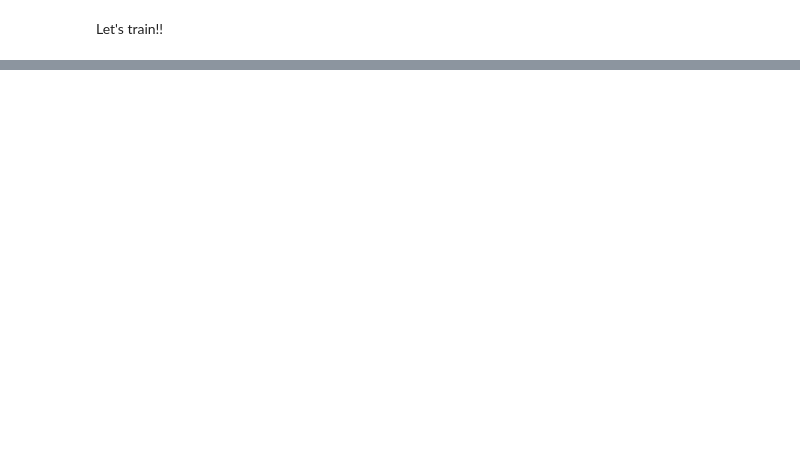
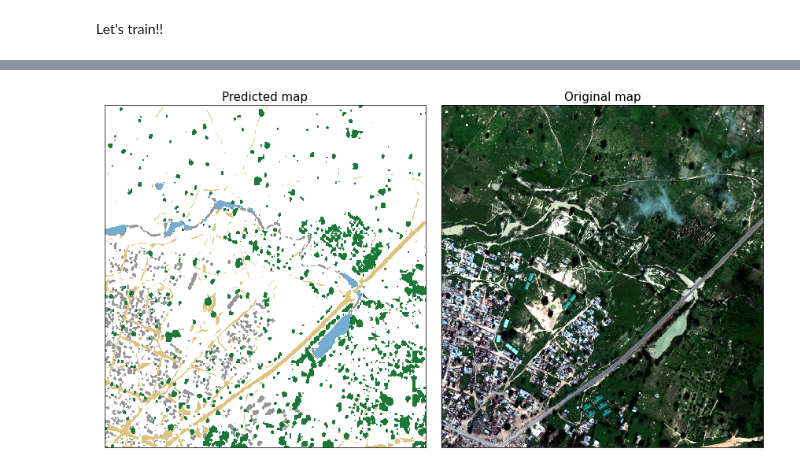
Before and after one commit to anoopmanikantas/Time-Series-analysis-of-Satellite-data-Feature-extractions-on-Transitions, a Jupyter notebook: Satellite_Data_Processing_Local_runtime.ipynb, the cells around one changed output, grey strips where cells are left out. Cells and saved outputs as stored; diff of their text form; code cells hidden in the pictures; blank space fills up the shorter version.

```diff
--- a/Satellite_Data_Processing_Local_runtime.ipynb
+++ b/Satellite_Data_Processing_Local_runtime.ipynb
@@ -35,14 +35,14 @@ MAIN_DIR = './data/'
 N_BANDS = 8
 N_CLASSES = 5  # buildings, roads, trees, crops and water
 CLASS_WEIGHTS = [0.2, 0.3, 0.1, 0.1, 0.3]
-N_EPOCHS = 20
+N_EPOCHS = 150
 UPCONV = True
-PATCH_SZ = 160
-BATCH_SIZE = 10
-STRIDE = 8
+PATCH_SZ = 32
+BATCH_SIZE = 60
+STRIDE = 25
 MODEL_NAME = "/unet_weights.hdf5"
 TRAIN_SZ = 0.75
-TEST_IMAGE = '22'
+TEST_IMAGE = 'test'
 # %% [markdown]
 Visualization
 # %%
@@ -466,7 +518,7 @@ def predict(x, model, patch_sz=160, n_classes=5):
     return prediction[:img_height, :img_width, :]
 # %%
 #@title Perform prediction
-prediction = predict(img,model).transpose([2,0,1])
+prediction = predict(img,model,patch_sz=PATCH_SZ).transpose([2,0,1])
 # %%
 #@title function to generate picture given mask
 def picture_from_mask(mask, threshold=0):
@@ -502,0 +552,16 @@ plt.imshow(img1_8_bit)
+# %%
+#@title Display prediction and original
+fig, ax = plt.subplots(1,2,figsize=(15,8))
+ax[0].imshow(land_map.transpose([1,2,0]), interpolation='nearest', aspect='auto')
+ax[1].imshow(img1_8_bit, interpolation='nearest', aspect='auto')
+ax[0].axes.xaxis.set_visible(False)
+ax[0].axes.yaxis.set_visible(False)
+ax[1].axes.xaxis.set_visible(False)
+ax[1].axes.yaxis.set_visible(False)
+ax[0].set_title("Predicted map",fontsize=15)
+ax[1].set_title("Original map",fontsize=15)
+plt.subplots_adjust(hspace=0.05,wspace=0.05)
+plt.savefig('result.png')
+plt.show()
+# %% [output]
+[figure, added]
```
Also changed, not shown: parts of 12 cells of this notebook.
